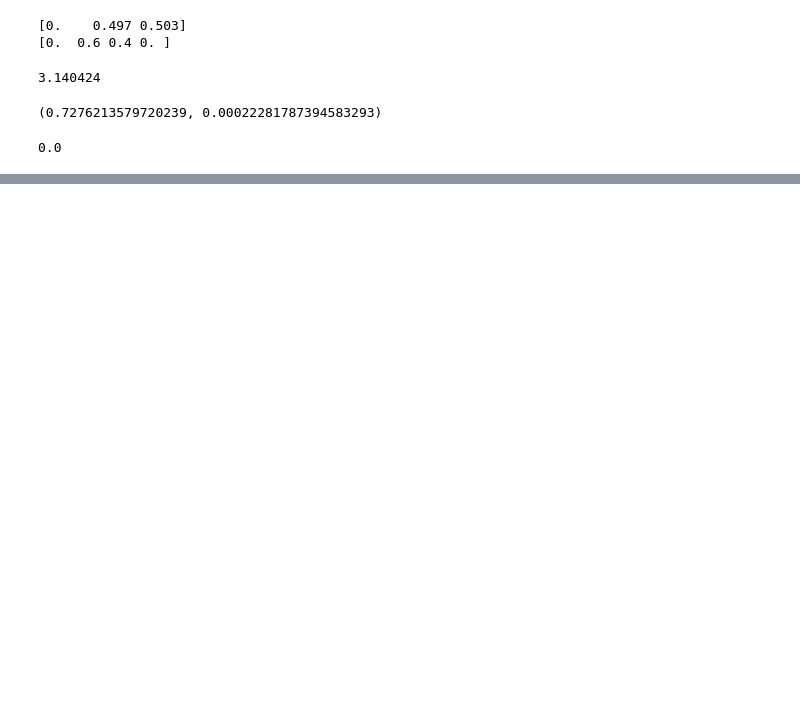
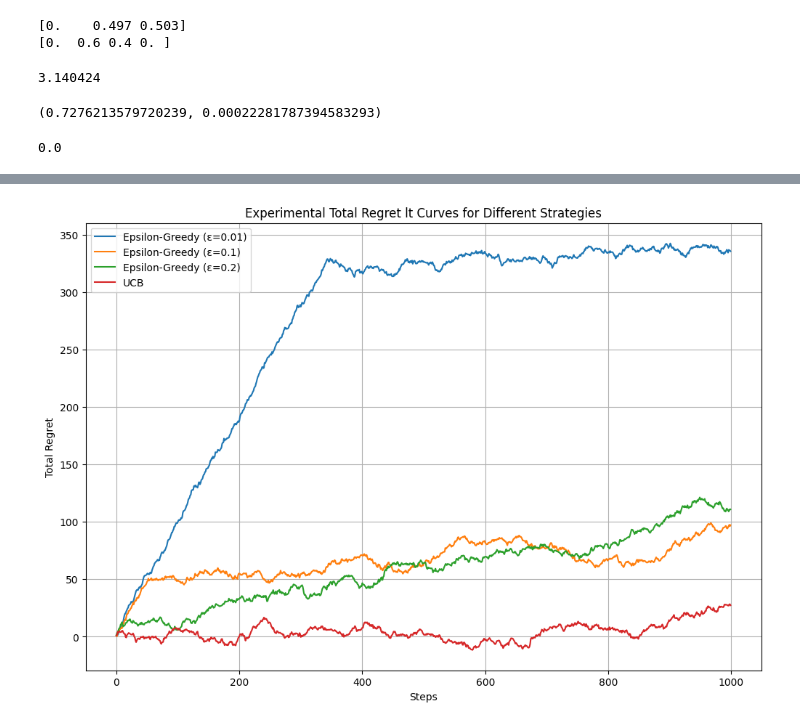
Before and after one commit to ChristianPickettCode/MAS, a Jupyter notebook: Notebook4.ipynb, the cells around one changed output, grey strips where cells are left out. Saved outputs shown, nothing was run; the diff lists cells and outputs as text; code cells hidden in the pictures; blank space fills up the shorter version.

```diff
--- a/Notebook4.ipynb
+++ b/Notebook4.ipynb
@@ -191,0 +169,24 @@ Bandit 2: Estimated Value: 1.9969583667375264
+# %%
+def k_bandit_problem(k, epsilon, strat, true_means, n_steps):
+    bandits = [BanditArm(mean) for mean in true_means]
+    if strat == 'EpsilonGreedy':
+        strategy = EpsilonGreedyStrategy(epsilon, bandits)
+    elif strat == 'UCB':
+        strategy = UCBBanditStrategy(bandits)
+
+    rewards = []
+    regrets = []
+    total_regret = 0
+    optimal_value = max(true_means)
+
+    for _ in range(n_steps):
+        selected_bandit = strategy.select_arm()
+        reward = selected_bandit.pull()
+        selected_bandit.update_estimated_value(reward)
+        rewards.append(reward)
+
+        regret = optimal_value - reward
+        total_regret += regret
+        regrets.append(total_regret)
+
+    return rewards, bandits, regrets
@@ -191,0 +283,23 @@ Bandit 2: Estimated Value: 1.9969583667375264
+# %%
+epsilon_values = [0.01, 0.1, 0.2]
+experimental_lt_curves = {}
+
+for epsilon in epsilon_values:
+    _, _, lt_curve = k_bandit_problem(k, epsilon, 'EpsilonGreedy', true_means, n_steps)
+    experimental_lt_curves[f'Epsilon-Greedy (ε={epsilon})'] = lt_curve
+
+rewards, bandits, regrets = k_bandit_problem(k, epsilon, 'UCB', true_means, n_steps)
+experimental_lt_curves['UCB'] = regrets
+
+plt.figure(figsize=(12, 8))
+for strategy_name, lt_curve in experimental_lt_curves.items():
+    plt.plot(lt_curve, label=strategy_name)
+
+plt.xlabel('Steps')
+plt.ylabel('Total Regret')
+plt.title('Experimental Total Regret lt Curves for Different Strategies')
+plt.legend()
+plt.grid(True)
+plt.show()
+# %% [output]
+[figure, added]
```
Also changed, not shown: parts of 3 cells of this notebook.
